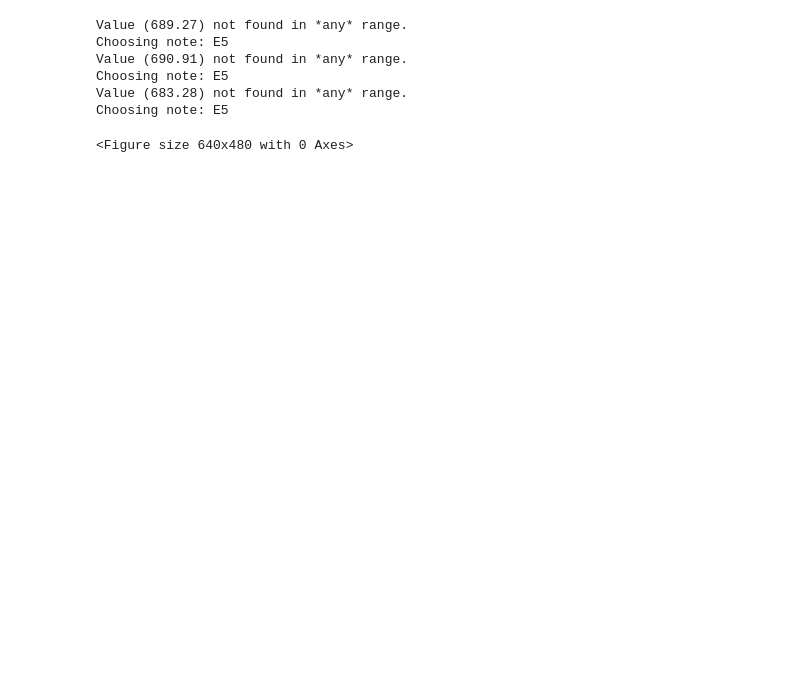
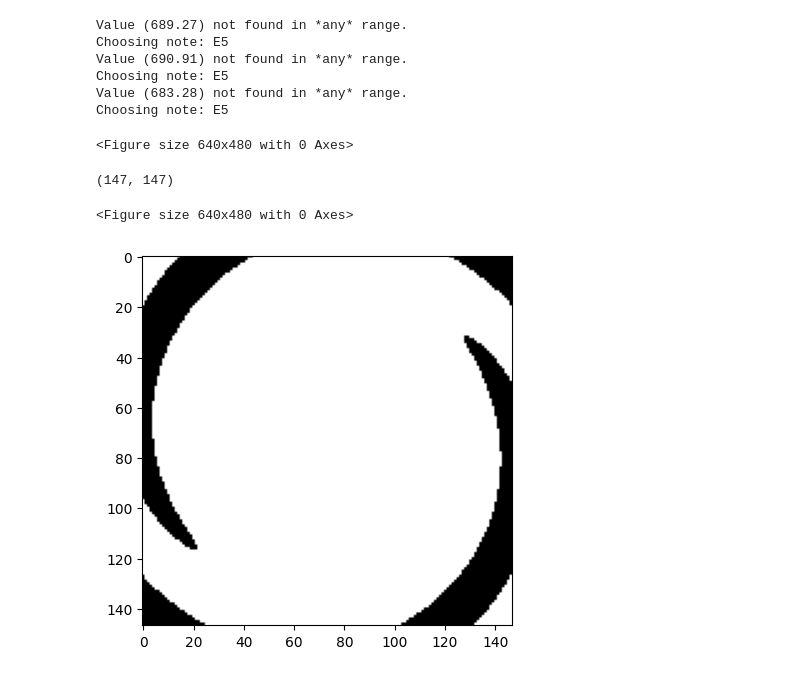
Before and after one commit to MatthewPortman/galaxymusic, a Jupyter notebook: galaxy_music.ipynb, the cells around one changed output. Drawn from its saved outputs; the diff is of its cells as text; code cells hidden in the pictures; blank space fills up the shorter version.

```diff
--- a/galaxy_music.ipynb
+++ b/galaxy_music.ipynb
@@ -840,5 +860,14 @@ for model_galaxy in all_models:
+# %%
+np.shape(model_galaxy)
+#alpha_array = np.array(alpha_array)
+#alpha_array[alpha_array >= 5]
+# %% [output]
+(147, 147)
 # %%
-# plt.clf()
-# fig,ax = plt.subplots()
-# ax.plot(freqs[mask], np.abs(FT[mask])**2)
-# plt.show()
+plt.clf()
+fig,ax = plt.subplots()
+ax.imshow(alpha_image, cmap='gray')
+plt.show()
+# %% [output]
+<Figure size 640x480 with 0 Axes>
+[figure, added]
```
Also changed, not shown: parts of 2 cells of this notebook.
